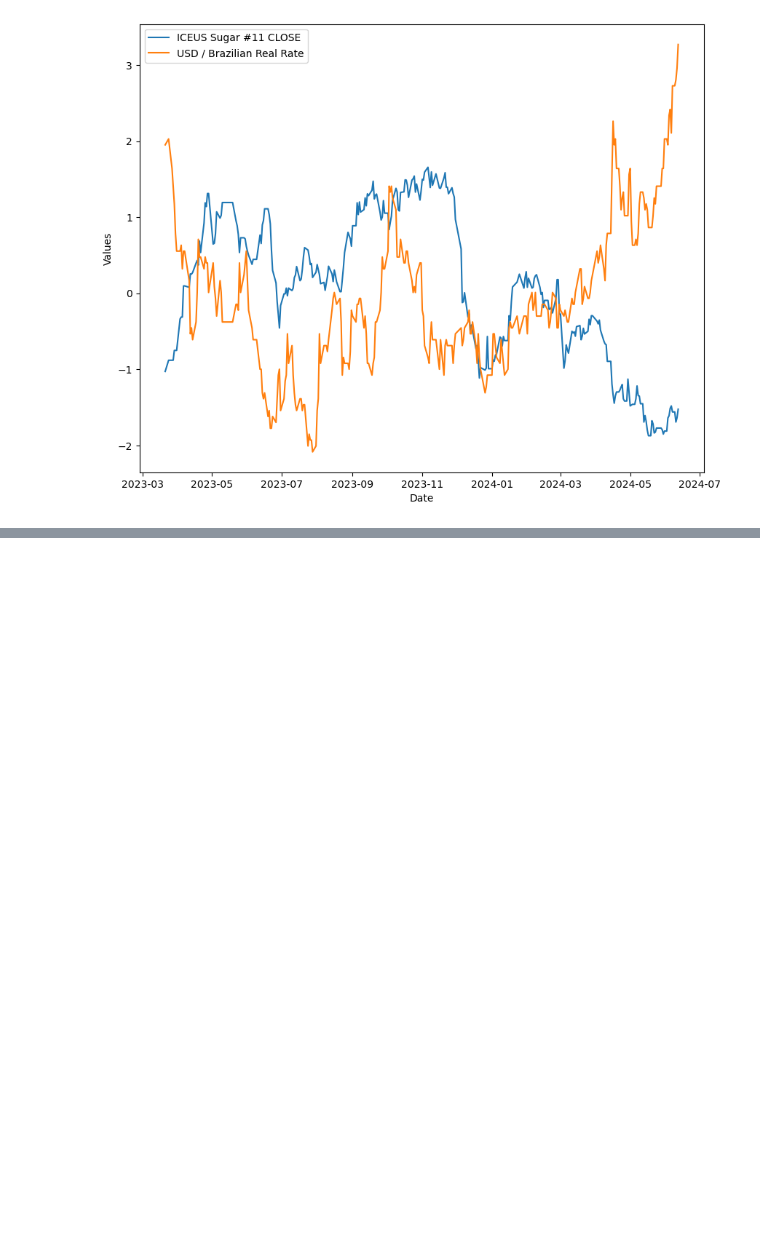
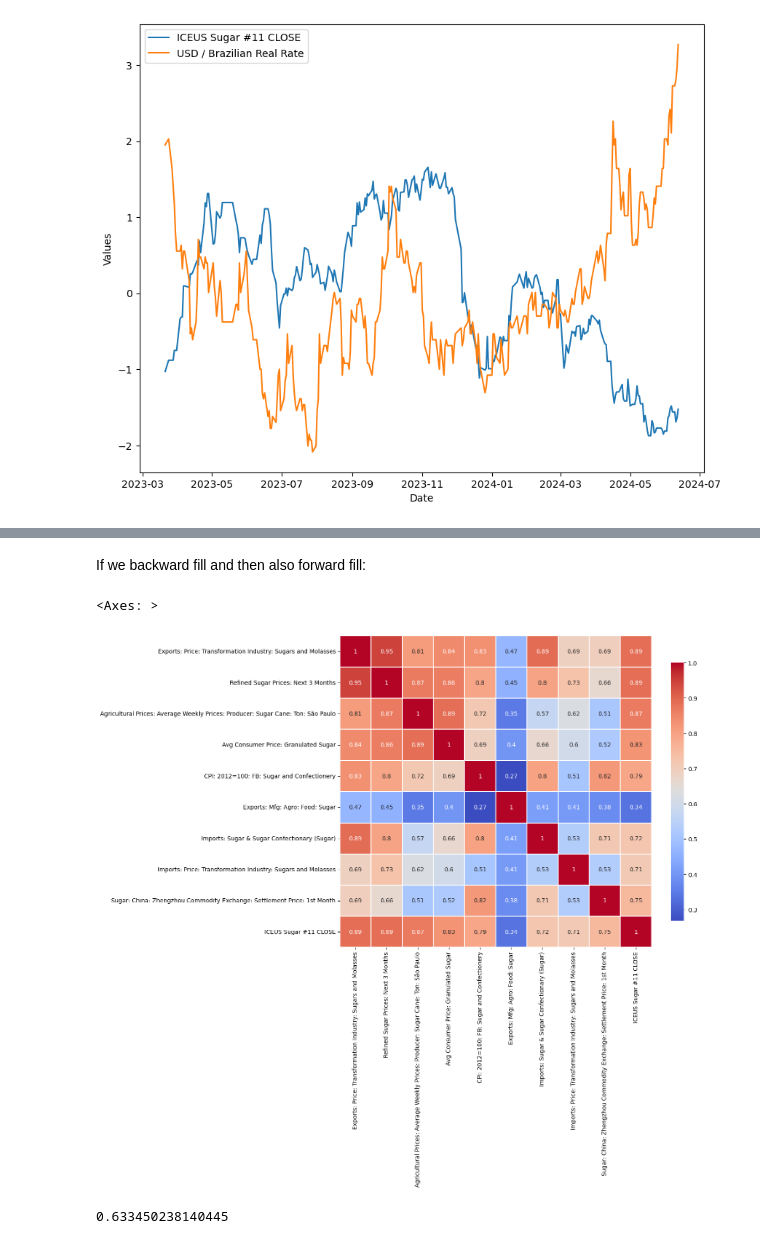
Before and after one commit to s0hams1nha/Thoucentric, a Jupyter notebook: Drivers_Sugar ICE.ipynb, the cells around one changed output, grey strips where cells are left out. Drawn from its saved outputs; the diff is of its cells as text; code cells hidden in the pictures; blank space fills up the shorter version.

```diff
--- a/Drivers_Sugar ICE.ipynb
+++ b/Drivers_Sugar ICE.ipynb
@@ -178,0 +340,18 @@ Text(0, 0.5, 'Values')
+# %% [markdown]
+If we backward fill and then also forward fill:
+# %%
+ceic_backward_forward_filled=ceic_backward_filled.ffill()
+ceic_backward_forward_filled.dropna()
+correlation_matrix4=ceic_backward_forward_filled.corr()
+# %%
+plt.figure(figsize=(12,10))
+sns.heatmap(correlation_matrix4, annot=True, cmap='coolwarm',linewidths=0.1, square=True, cbar_kws={"shrink": .8})
+# %% [output]
+<Axes: >
+[figure, added]
+# %%
+sq_corr4=correlation_matrix4.iloc[-1]**2
+average_corr4=sq_corr4.mean()
+average_corr4
+# %% [output]
+0.633450238140445
```
Also changed, not shown: parts of 79 cells of this notebook.
